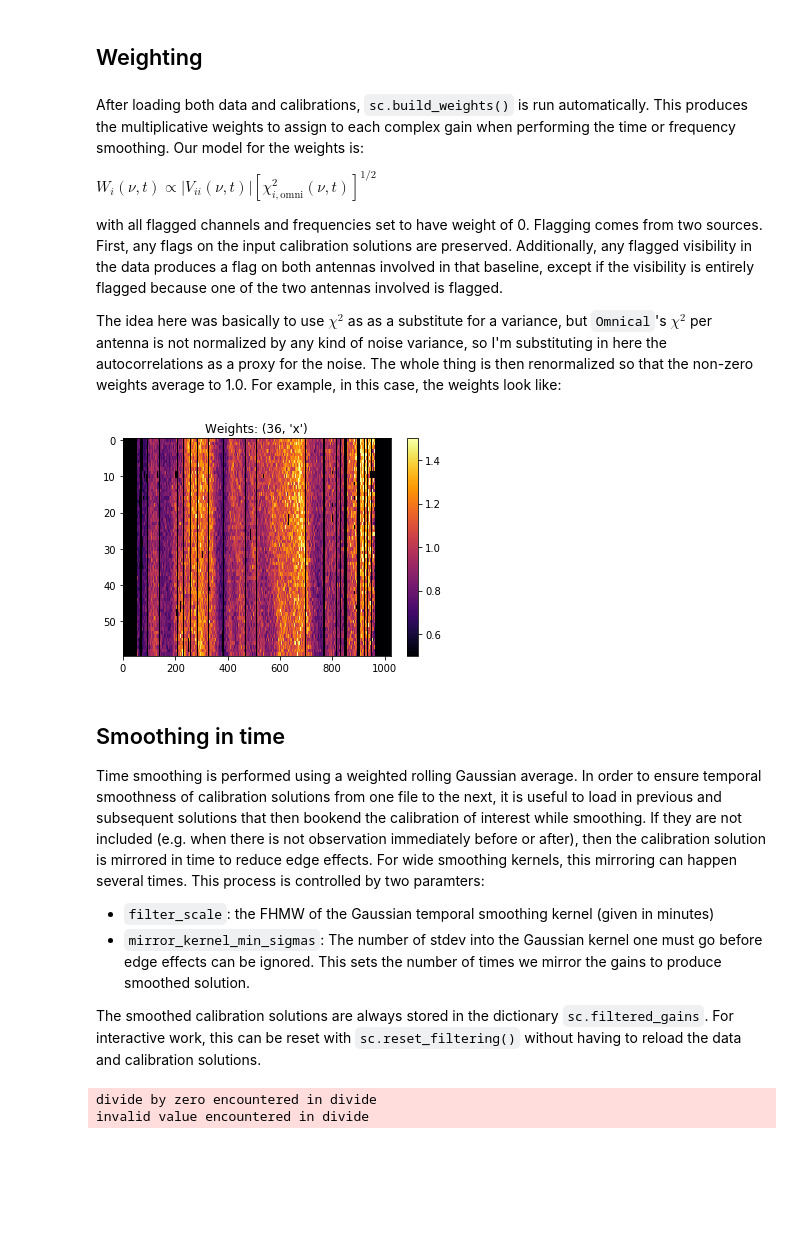
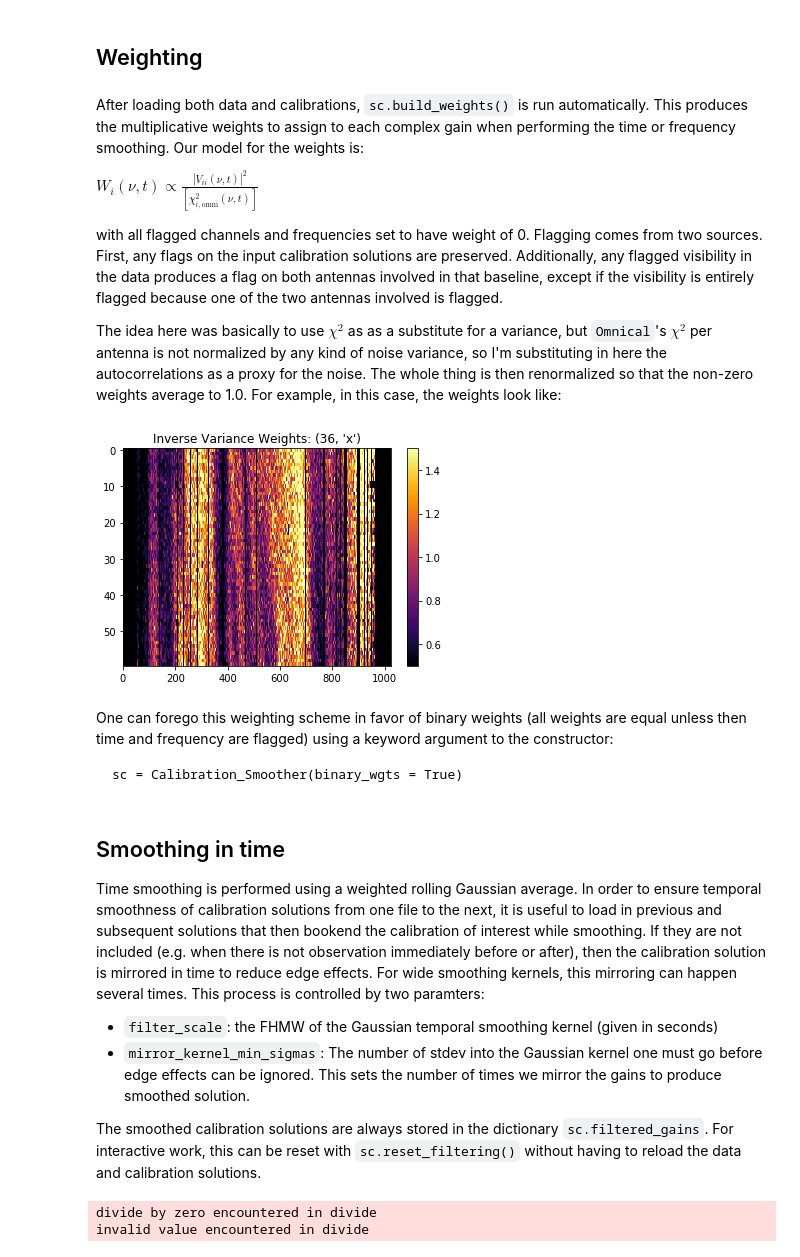
Before and after one commit to HERA-Team/hera_cal, a Jupyter notebook: scripts/notebooks/running_smooth_cal.ipynb, the cells around one changed output. Saved outputs shown, nothing was run; the diff lists cells and outputs as text; code cells hidden in the pictures; blank space fills up the shorter version.

Commit message:
implement optional binary weights

````diff
--- a/scripts/notebooks/running_smooth_cal.ipynb
+++ b/scripts/notebooks/running_smooth_cal.ipynb
@@ -44,7 +44,7 @@ divide by zero encountered in power
 # %% [markdown]
 After loading both data and calibrations, `sc.build_weights()` is run automatically. This produces the multiplicative weights to assign to each complex gain when performing the time or frequency smoothing. Our model for the weights is:
 
-$W_i(\nu,t) \propto \left| V_{ii}(\nu,t) \right| \left[\chi^2_{i,\text{omni}}(\nu,t)\right]^{1/2}$
+$W_i(\nu,t) \propto \frac{\left| V_{ii}(\nu,t) \right|^2}{\left[\chi^2_{i,\text{omni}}(\nu,t)\right]}$
 
 with all flagged channels and frequencies set to have weight of 0. Flagging comes from two sources. First, any flags on the input calibration solutions are preserved. Additionally, any flagged visibility in the data produces a flag on both antennas involved in that baseline, except if the visibility is entirely flagged because one of the two antennas involved is flagged.
 
@@ -52,17 +52,23 @@ The idea here was basically to use $\chi^2$ as as a substitute for a variance, b
 # %%
 plt.figure()
 plt.imshow(sc.wgts[antpol], cmap='inferno', aspect='auto')
 plt.clim([.5, 1.5])
 plt.colorbar()
-plt.title('Weights: ' + str(antpol));
+plt.title('Inverse Variance Weights: ' + str(antpol));
 # %% [output]
-[figure, old version]
+[figure, new version]
+# %% [markdown]
+One can forego this weighting scheme in favor of binary weights (all weights are equal unless then time and frequency are flagged) using a keyword argument to the constructor:
+
+```
+sc = Calibration_Smoother(binary_wgts = True)
+```
 # %% [markdown]
 ## Smoothing in time
 
 Time smoothing is performed using a weighted rolling Gaussian average. In order to ensure temporal smoothness of calibration solutions from one file to the next, it is useful to load in previous and subsequent solutions that then bookend the calibration of interest while smoothing. If they are not included (e.g. when there is not observation immediately before or after), then the calibration solution is mirrored in time to reduce edge effects. For wide smoothing kernels, this mirroring can happen several times. This process is controlled by two paramters:
 
-* `filter_scale`: the FHMW of the Gaussian temporal smoothing kernel (given in minutes)
+* `filter_scale`: the FHMW of the Gaussian temporal smoothing kernel (given in seconds)
 * `mirror_kernel_min_sigmas`: The number of stdev into the Gaussian kernel one must go before edge effects can be ignored. This sets the number of times we mirror the gains to produce smoothed solution.
 
 The smoothed calibration solutions are always stored in the dictionary `sc.filtered_gains`. For interactive work, this can be reset with `sc.reset_filtering()` without having to reload the data and calibration solutions.
````
Also changed, not shown: parts of 2 cells of this notebook, 2 other files.
